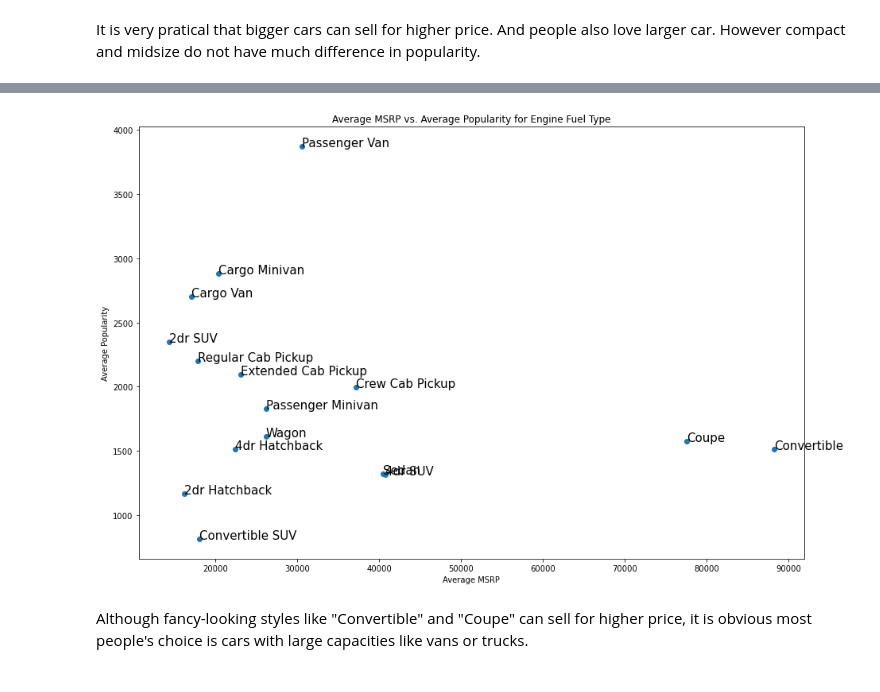
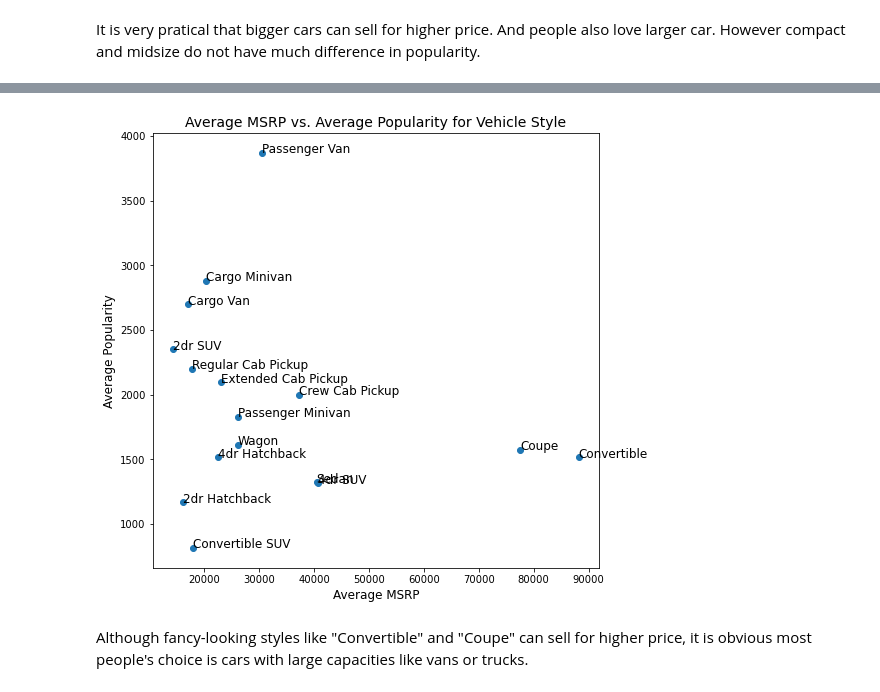
Before and after one commit to LanxyL/Capstone2, a Jupyter notebook: Notebooks/2_exploratory_data_analysis.ipynb, the cells around one changed output, grey strips where cells are left out. Saved outputs shown, nothing was run; the diff lists cells and outputs as text; code cells hidden in the pictures.

```diff
--- a/Notebooks/2_exploratory_data_analysis.ipynb
+++ b/Notebooks/2_exploratory_data_analysis.ipynb
@@ -203,12 +248,12 @@ As shown above, the higher the average MSRP, the average popularity tends to get
 # %%
 #It might be better to take a log for the average MSRP, since the data is highly skewed.
 plt.figure(figsize = (15,10))
-plt.scatter(combined_prive_pop['MSRP'], combined_prive_pop['Popularity'])
+plt.scatter(combined_price_pop['MSRP'], combined_price_pop['Popularity'])
 plt.xscale('log')
 plt.xlabel('Average MSRP')
 plt.ylabel('Average Popularity')
 plt.title('Average MSRP vs. Average Popularity for Car Makers')
-for s, x, y in zip(list(combined_prive_pop.index), combined_prive_pop['MSRP'], combined_prive_pop['Popularity']):
+for s, x, y in zip(list(combined_price_pop.index), combined_price_pop['MSRP'], combined_price_pop['Popularity']):
     plt.annotate(s, (x, y),fontsize=15)
 # %% [output]
 [figure]
@@ -395,15 +480,15 @@ Convertible SUV         814.535714
 Name: Popularity, dtype: float64
 # %%
 combined_price_pop = pd.concat([style_vs_price,style_vs_popularity], axis=1)
-plt.figure(figsize = (15,10))
+plt.figure(figsize = (8,8))
 plt.scatter(combined_price_pop['MSRP'], combined_price_pop['Popularity'])
-plt.xlabel('Average MSRP')
-plt.ylabel('Average Popularity')
-plt.title('Average MSRP vs. Average Popularity for Engine Fuel Type')
+plt.xlabel('Average MSRP', fontsize=12)
+plt.ylabel('Average Popularity', fontsize=12)
+plt.title('Average MSRP vs. Average Popularity for Vehicle Style', fontsize=14)
 for s, x, y in zip(list(combined_price_pop.index), combined_price_pop['MSRP'], combined_price_pop['Popularity']):
-    plt.annotate(s, (x, y),fontsize=15)
+    plt.annotate(s, (x, y),fontsize=12)
 # %% [output]
-[figure, old version]
+[figure, new version]
 # %% [markdown]
 Although fancy-looking styles like "Convertible" and "Coupe" can sell for higher price, it is obvious most people's choice is cars with large capacities like vans or trucks.
 # %%
```
Also changed, not shown: parts of 23 cells of this notebook, 6 other files.
